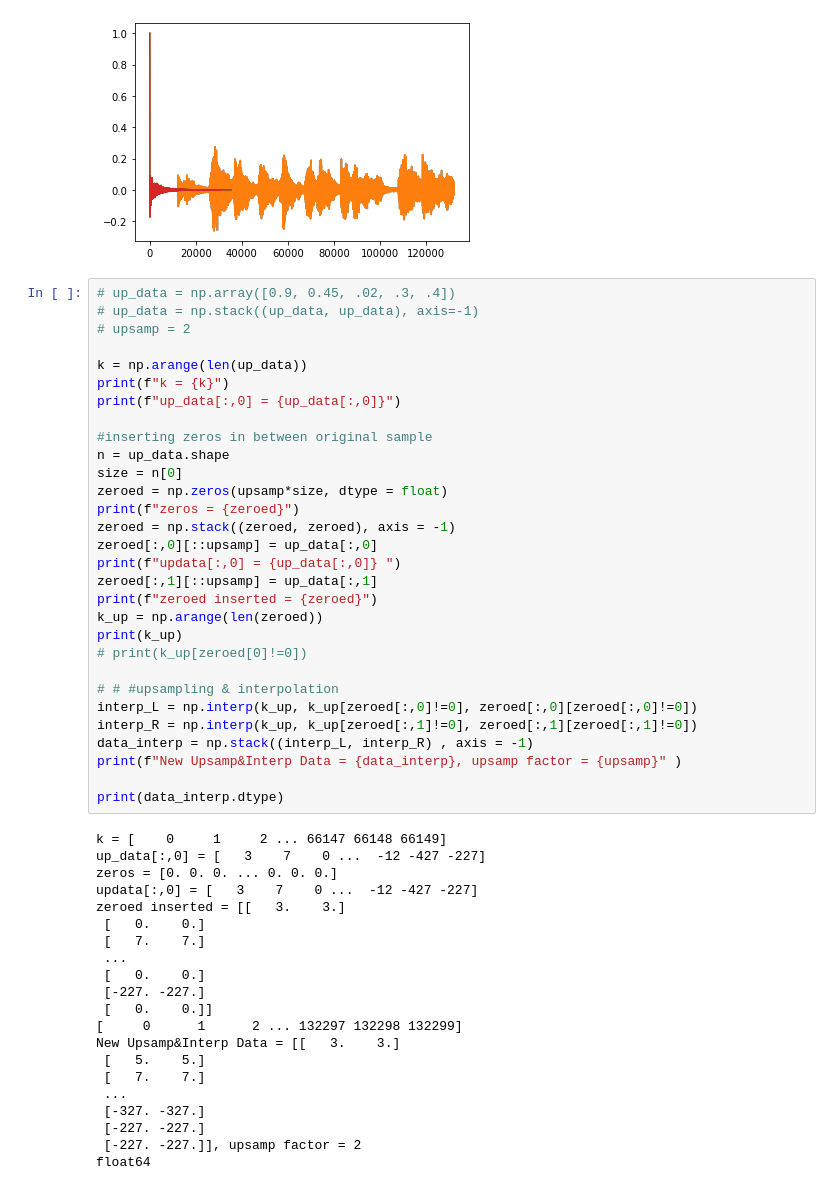
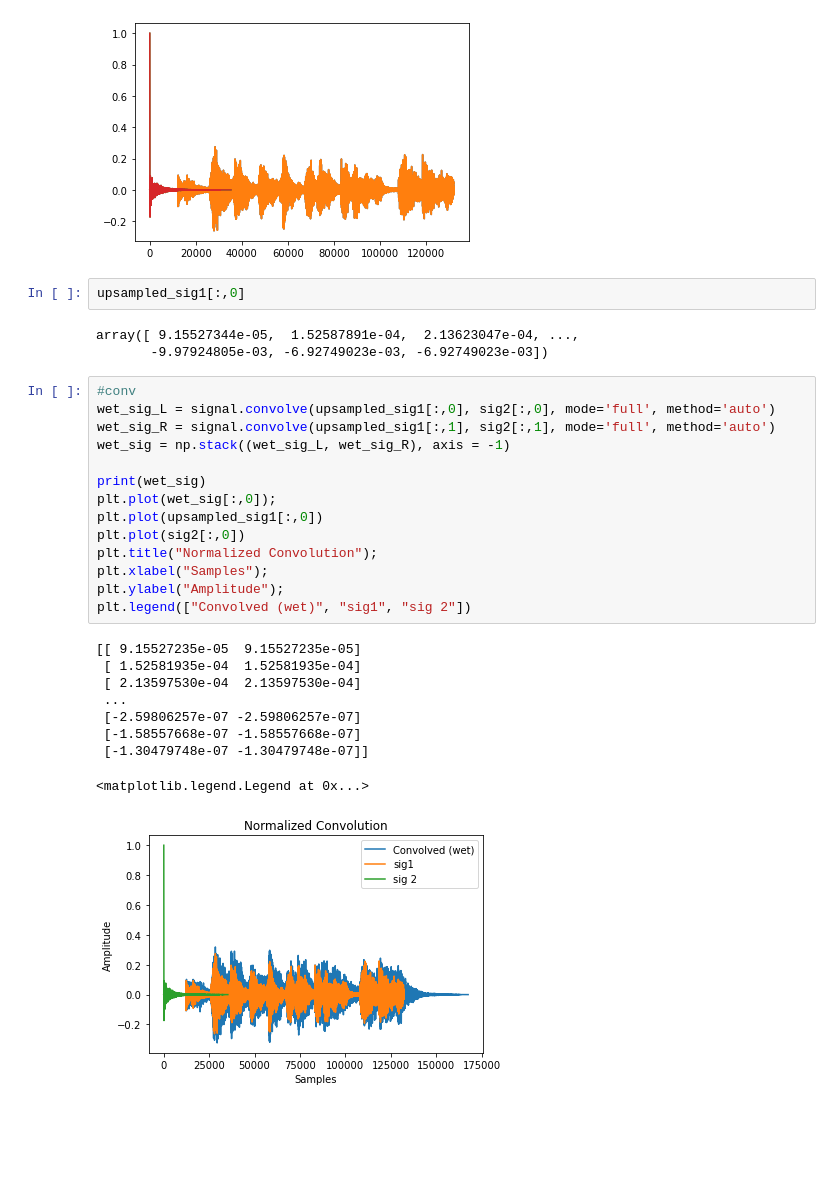
Before and after one commit to anniejchu/artificialreverb, a Jupyter notebook: RecordedIRs.ipynb, the cells around one changed output. Saved outputs shown, nothing was run; the diff lists cells and outputs as text; blank space fills up the shorter version.

Commit message:
updating mixing to script, need to convert float back to pcm

```diff
--- a/RecordedIRs.ipynb
+++ b/RecordedIRs.ipynb
@@ -257,54 +257,32 @@ float64
 [<matplotlib.lines.Line2D at 0x...>,
  <matplotlib.lines.Line2D at 0x...>]
 [figure]
-# %%
-# up_data = np.array([0.9, 0.45, .02, .3, .4])
-# up_data = np.stack((up_data, up_data), axis=-1)
-# upsamp = 2
-
-k = np.arange(len(up_data))
-print(f"k = {k}")
-print(f"up_data[:,0] = {up_data[:,0]}")
-
-#inserting zeros in between original sample
-n = up_data.shape
-size = n[0]
-zeroed = np.zeros(upsamp*size, dtype = float)
-print(f"zeros = {zeroed}")
-zeroed = np.stack((zeroed, zeroed), axis = -1)
-zeroed[:,0][::upsamp] = up_data[:,0]
-print(f"updata[:,0] = {up_data[:,0]} ")
-zeroed[:,1][::upsamp] = up_data[:,1]
-print(f"zeroed inserted = {zeroed}")
-k_up = np.arange(len(zeroed))
-print(k_up)
-# print(k_up[zeroed[0]!=0])
-
-# # #upsampling & interpolation
-interp_L = np.interp(k_up, k_up[zeroed[:,0]!=0], zeroed[:,0][zeroed[:,0]!=0])
-interp_R = np.interp(k_up, k_up[zeroed[:,1]!=0], zeroed[:,1][zeroed[:,1]!=0])
-data_interp = np.stack((interp_L, interp_R) , axis = -1)
-print(f"New Upsamp&Interp Data = {data_interp}, upsamp factor = {upsamp}" )
-
-print(data_interp.dtype)
-# %% [output]
-k = [    0     1     2 ... 66147 66148 66149]
-up_data[:,0] = [   3    7    0 ...  -12 -427 -227]
-zeros = [0. 0. 0. ... 0. 0. 0.]
-updata[:,0] = [   3    7    0 ...  -12 -427 -227]
-zeroed inserted = [[   3.    3.]
- [   0.    0.]
- [   7.    7.]
- ...
- [   0.    0.]
- [-227. -227.]
- [   0.    0.]]
-[     0      1      2 ... 132297 132298 132299]
-New Upsamp&Interp Data = [[   3.    3.]
- [   5.    5.]
- [   7.    7.]
- ...
- [-327. -327.]
- [-227. -227.]
- [-227. -227.]], upsamp factor = 2
-float64
+# %%
+upsampled_sig1[:,0]
+# %% [output]
+array([ 9.15527344e-05,  1.52587891e-04,  2.13623047e-04, ...,
+       -9.97924805e-03, -6.92749023e-03, -6.92749023e-03])
+# %%
+#conv
+wet_sig_L = signal.convolve(upsampled_sig1[:,0], sig2[:,0], mode='full', method='auto')
+wet_sig_R = signal.convolve(upsampled_sig1[:,1], sig2[:,1], mode='full', method='auto')
+wet_sig = np.stack((wet_sig_L, wet_sig_R), axis = -1)
+
+print(wet_sig)
+plt.plot(wet_sig[:,0]);
+plt.plot(upsampled_sig1[:,0])
+plt.plot(sig2[:,0])
+plt.title("Normalized Convolution");
+plt.xlabel("Samples");
+plt.ylabel("Amplitude");
+plt.legend(["Convolved (wet)", "sig1", "sig 2"])
+# %% [output]
+[[ 9.15527235e-05  9.15527235e-05]
+ [ 1.52581935e-04  1.52581935e-04]
+ [ 2.13597530e-04  2.13597530e-04]
+ ...
+ [-2.59806257e-07 -2.59806257e-07]
+ [-1.58557668e-07 -1.58557668e-07]
+ [-1.30479748e-07 -1.30479748e-07]]
+<matplotlib.legend.Legend at 0x...>
+[figure, added]
```
Also changed, not shown: parts of 4 cells of this notebook.
